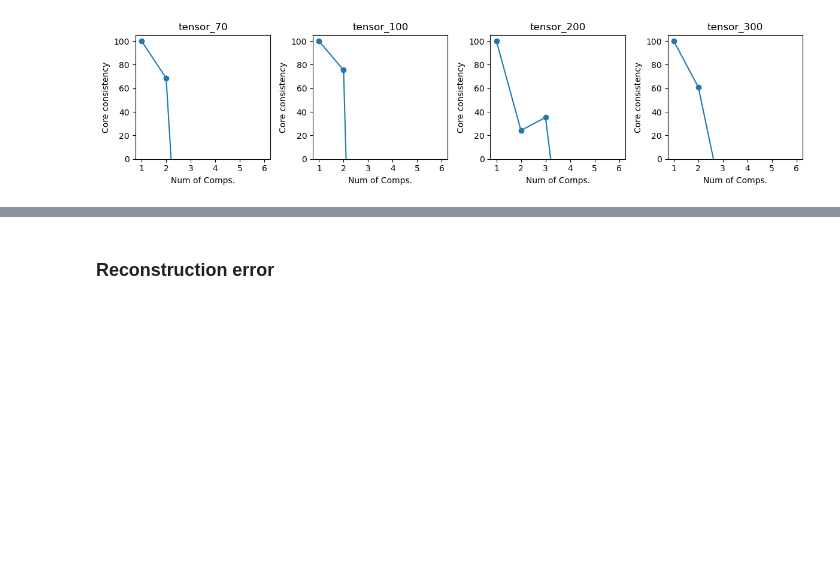
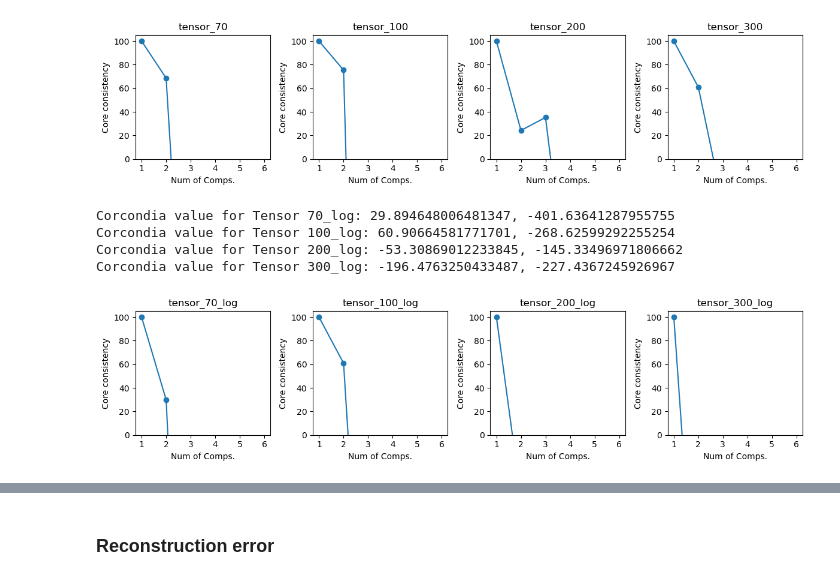
Before and after one commit to pablovadillo/Tensordecomposition, a Jupyter notebook: CP_decomposition.ipynb, the cells around one changed output, grey strips where cells are left out. Drawn from its saved outputs; the diff is of its cells as text; code cells hidden in the pictures; blank space fills up the shorter version.

Commit message:
Updated with log and centered tensors.

```diff
--- a/CP_decomposition.ipynb
+++ b/CP_decomposition.ipynb
@@ -20,16 +21,28 @@ tensor_70 = np.load('tensors/tensor_70.npy')
 tensor_100 = np.load('tensors/tensor_100.npy')
 tensor_200 = np.load('tensors/tensor_200.npy')
 tensor_300 = np.load('tensors/tensor_300.npy')
+tensor_70_log = np.load('tensors_log/tensor_70.npy')
+tensor_100_log = np.load('tensors_log/tensor_100.npy')
+tensor_200_log = np.load('tensors_log/tensor_200.npy')
+tensor_300_log = np.load('tensors_log/tensor_300.npy')
+tensor_70_cent = np.load('tensors_center/tensor_70.npy')
+tensor_100_cent = np.load('tensors_center/tensor_100.npy')
+tensor_200_cent = np.load('tensors_center/tensor_200.npy')
+tensor_300_cent = np.load('tensors_center/tensor_300.npy')
 # %% [markdown]
 ## Number of components
 # %%
 # we create a list with the tensors for more efficient coding
 tensors = [tensor_70, tensor_100, tensor_200, tensor_300]
 tensor_names = ['70', '100', '200', '300']
+tensors_log = [tensor_70_log, tensor_100_log, tensor_200_log, tensor_300_log]
+tensor_names_log = ['70_log', '100_log', '200_log', '300_log']
+tensors_cent = [tensor_70_cent, tensor_100_cent, tensor_200_cent, tensor_300_cent]
+tensor_names_cent = ['70_cent', '100_cent', '200_cent', '300_cent']
 # %% [markdown]
 ### CORCONDIA
 # %%
-def visualization_corcondia(model):
+def visualization_corcondia(model, tensors, tensor_names):
     fig, axes = plt.subplots(1, 4, figsize=(12, 3))
     axes = axes.flatten()
 
@@ -65,3 +78,12 @@ Corcondia value for Tensor 100: 75.43341391418784, -660.1486690995679
 Corcondia value for Tensor 200: 24.271226902562788, 35.29432931174155
 Corcondia value for Tensor 300: 60.91473112627189, -38.05047297368134
 [figure]
+# %%
+#non negative parafac - tensors_log
+visualization_corcondia(non_negative_parafac, tensors_log, tensor_names_log)
+# %% [output]
+Corcondia value for Tensor 70_log: 29.894648006481347, -401.63641287955755
+Corcondia value for Tensor 100_log: 60.90664581771701, -268.62599292255254
+Corcondia value for Tensor 200_log: -53.30869012233845, -145.33496971806662
+Corcondia value for Tensor 300_log: -196.4763250433487, -227.4367245926967
+[figure, added]
```
Also changed, not shown: parts of 22 cells of this notebook, 11 other files.
